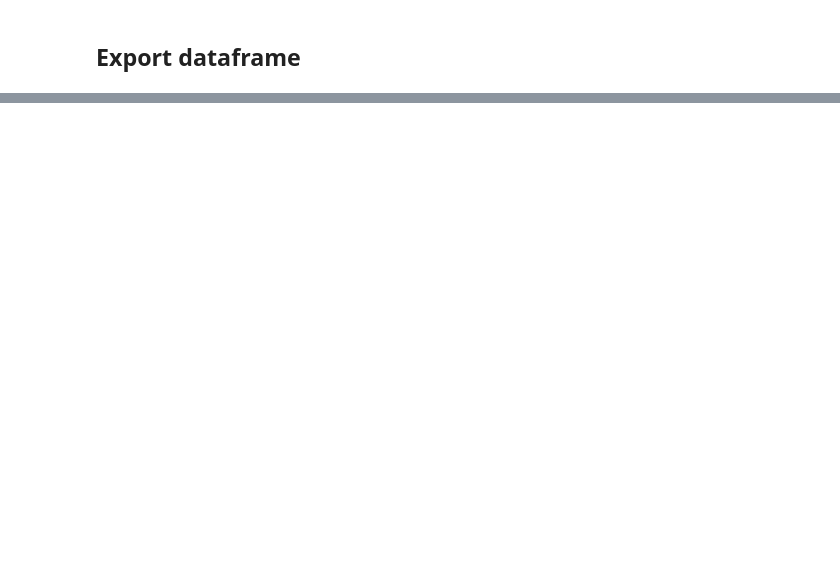
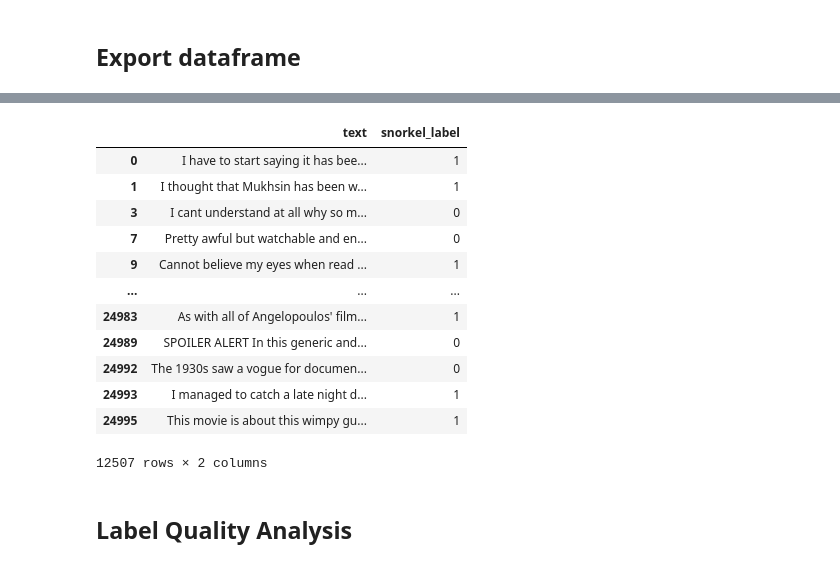
Before and after one commit to feifang24/cs229-project, a Jupyter notebook: snorkel/wd-n.ipynb, the cells around one changed output, grey strips where cells are left out. Saved outputs shown, nothing was run; the diff lists cells and outputs as text; code cells hidden in the pictures; blank space fills up the shorter version.

```diff
--- a/snorkel/wd-n.ipynb
+++ b/snorkel/wd-n.ipynb
@@ -215 +226,18 @@ np.sum(np.asarray(df_train_filtered['label']))
+# %%
+df_export = df_output.drop(columns=['label'])
+df_export
+# %% [output]
+|  | text | snorkel_label |
+| 0 | I have to start saying it has bee... | 1 |
+| 1 | I thought that Mukhsin has been w... | 1 |
+| 3 | I cant understand at all why so m... | 0 |
+| 7 | Pretty awful but watchable and en... | 0 |
+| 9 | Cannot believe my eyes when read ... | 1 |
+| ... | ... | ... |
+| 24983 | As with all of Angelopoulos' film... | 1 |
+| 24989 | SPOILER ALERT In this generic and... | 0 |
+| 24992 | The 1930s saw a vogue for documen... | 0 |
+| 24993 | I managed to catch a late night d... | 1 |
+| 24995 | This movie is about this wimpy gu... | 1 |
+12507 rows × 2 columns
 # %%
@@ -217,0 +246,2 @@ df_train_filtered.to_csv(export_path, header=False, index=False)
+# %% [markdown]
+## Label Quality Analysis
```
Also changed, not shown: parts of 10 cells of this notebook, 1 other file.
